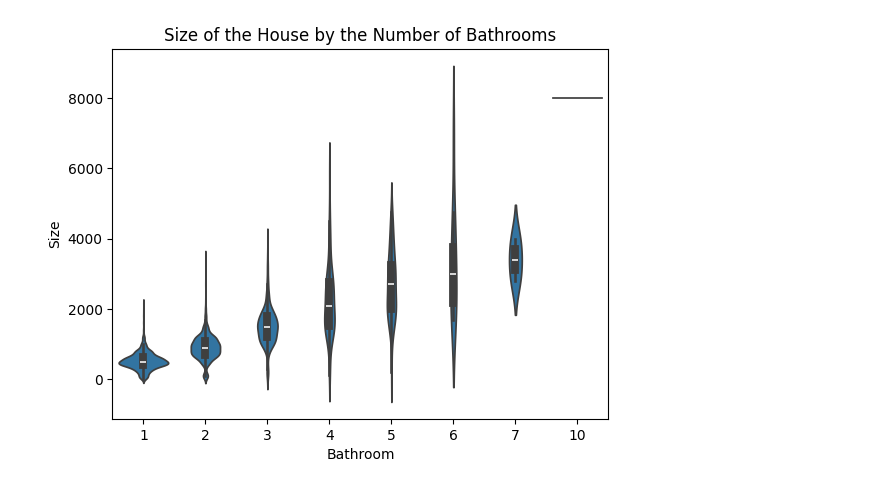
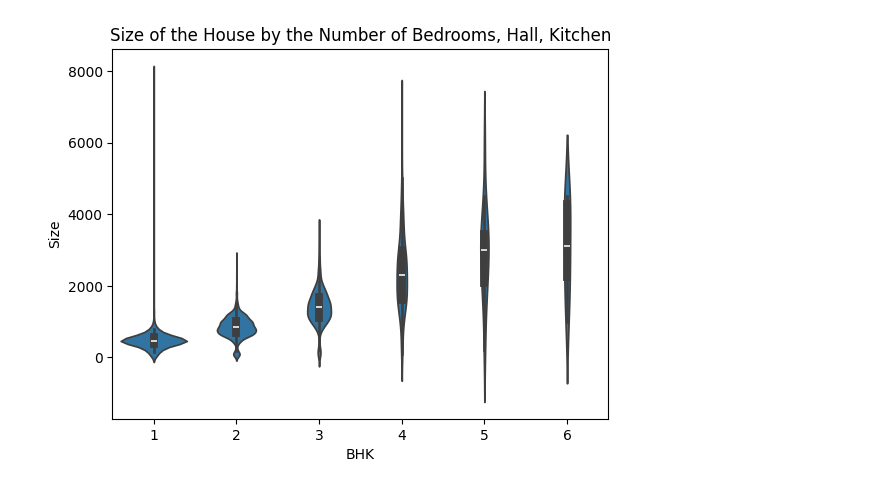
Before and after one commit to razan-wari/Gaza-Sky-Geeks, a Jupyter notebook: House_Rent.ipynb, the cells around one changed output. Saved outputs shown, nothing was run; the diff lists cells and outputs as text; code cells hidden in the pictures.

```diff
--- a/House_Rent.ipynb
+++ b/House_Rent.ipynb
@@ -3,26 +3,26 @@
 # %%
 import matplotlib.pyplot as plt
 import pandas as pd
 import matplotlib.pyplot as plt
 import pandas as pd
 import seaborn as sns
 import numpy as np
 dataset = pd.read_csv('/content/House Rent.csv')
 dataset.head()
 train_dataset = dataset.sample(frac=0.8,random_state=0)
 test_dataset = dataset.drop(train_dataset.index)
 
 train_stats = train_dataset.describe()
 
 train_stats = train_stats.transpose()
 train_stats
 
-sns.violinplot(x="Bathroom", y="Size", data=dataset)
+sns.violinplot(x="BHK", y="Size", data=dataset)
 
 
-plt.title("Size of the House by the Number of Bathrooms")
+plt.title("Size of the House by the Number of Bedrooms, Hall, Kitchen")
 
 
 plt.show()
 # %% [output]
-[figure, old version]
+[figure, new version]
```
